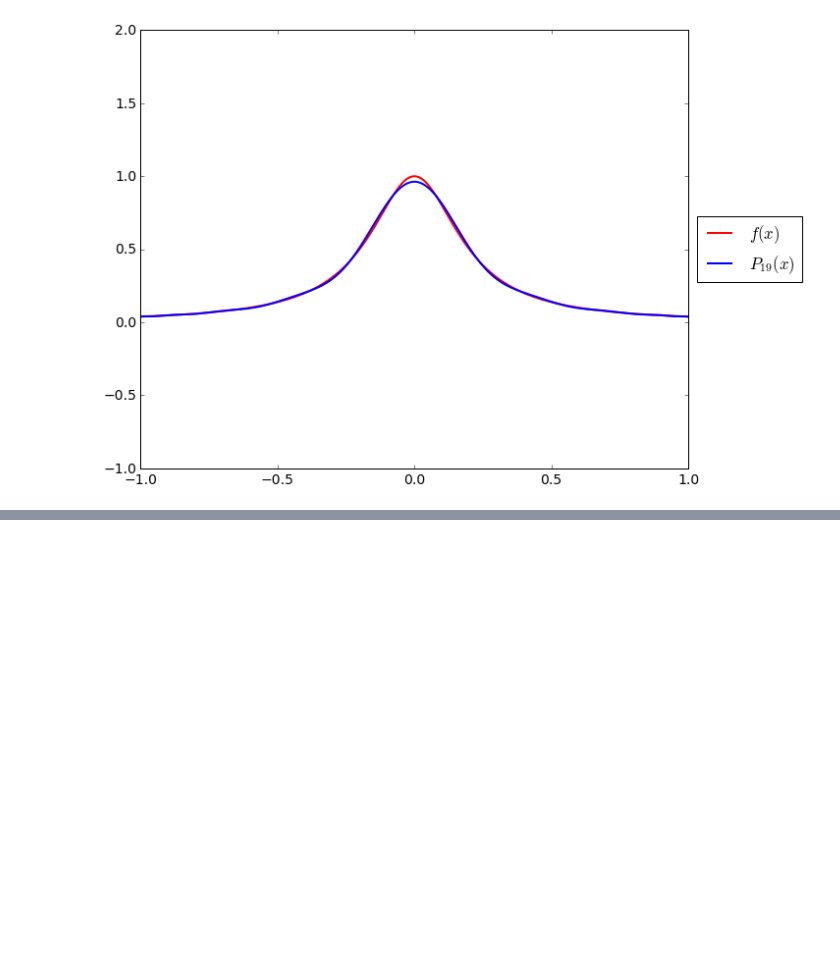
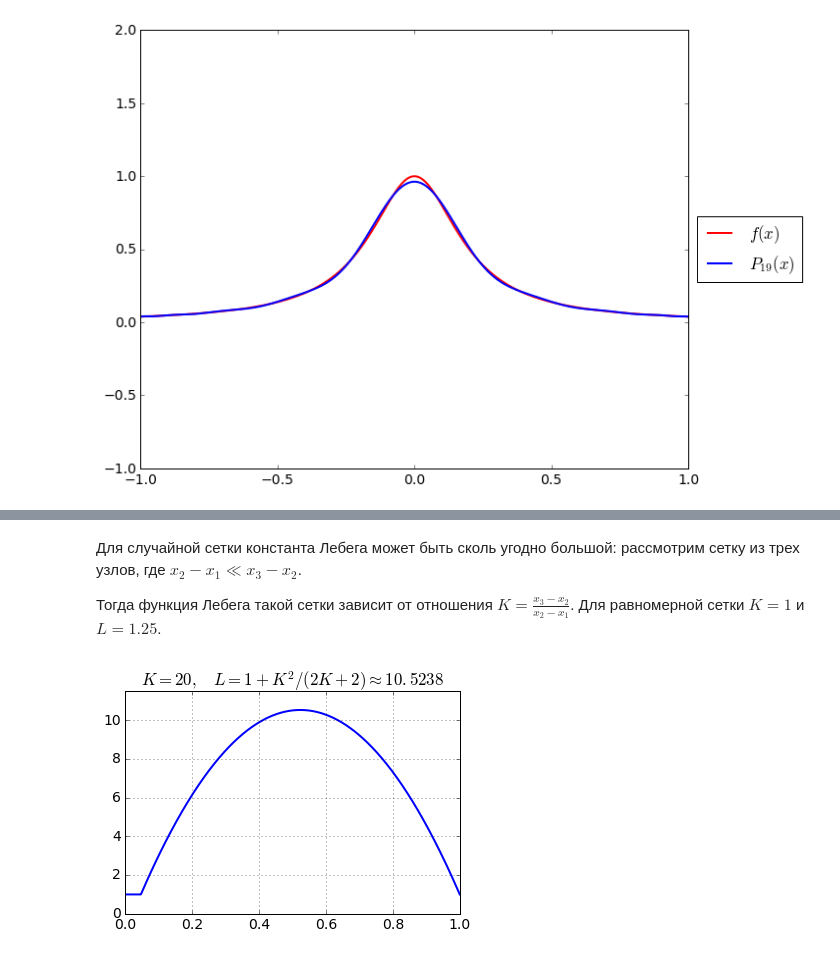
Before and after one commit to CompMathGroup/compmath-slides, a Jupyter notebook: jupyter-slides/07-Interpolation/Interpolation.ipynb, the cells around one changed output, grey strips where cells are left out. Saved outputs shown, nothing was run; the diff lists cells and outputs as text; code cells hidden in the pictures; blank space fills up the shorter version.

```diff
--- a/jupyter-slides/07-Interpolation/Interpolation.ipynb
+++ b/jupyter-slides/07-Interpolation/Interpolation.ipynb
@@ -330,0 +424,15 @@ plt.legend(loc='center left', bbox_to_anchor=(1, .5)); plt.show()
+# %% [markdown]
+Для случайной сетки константа Лебега может быть сколь угодно большой: рассмотрим сетку из трех узлов, где $x_2 - x_1 \ll x_3 - x_2$.
+
+Тогда функция Лебега такой сетки зависит от отношения $K = \frac{x_3 - x_2}{x_2 - x_1}$. Для равномерной сетки $K = 1$ и $L = 1.25$.
+# %%
+K = 20
+x = np.linspace(0, 1, 1000)
+plt.plot(x, ((1+K)**2*np.abs(x-1)*np.abs(x)+(K*np.abs(x-1)+np.abs(x))*np.abs(x-1+K*x))/K, lw=2)
+Lv = 1 + 0.5 * K**2 / (1 + K)
+plt.ylim(0, Lv+1)
+plt.title('$K = %g,\\quad L = 1 + K^2 / (2K+2) \\approx %g$' % (K, Lv))
+plt.grid()
+plt.show()
+# %% [output]
+[figure, added]
```
Also changed, not shown: parts of 23 cells of this notebook.
